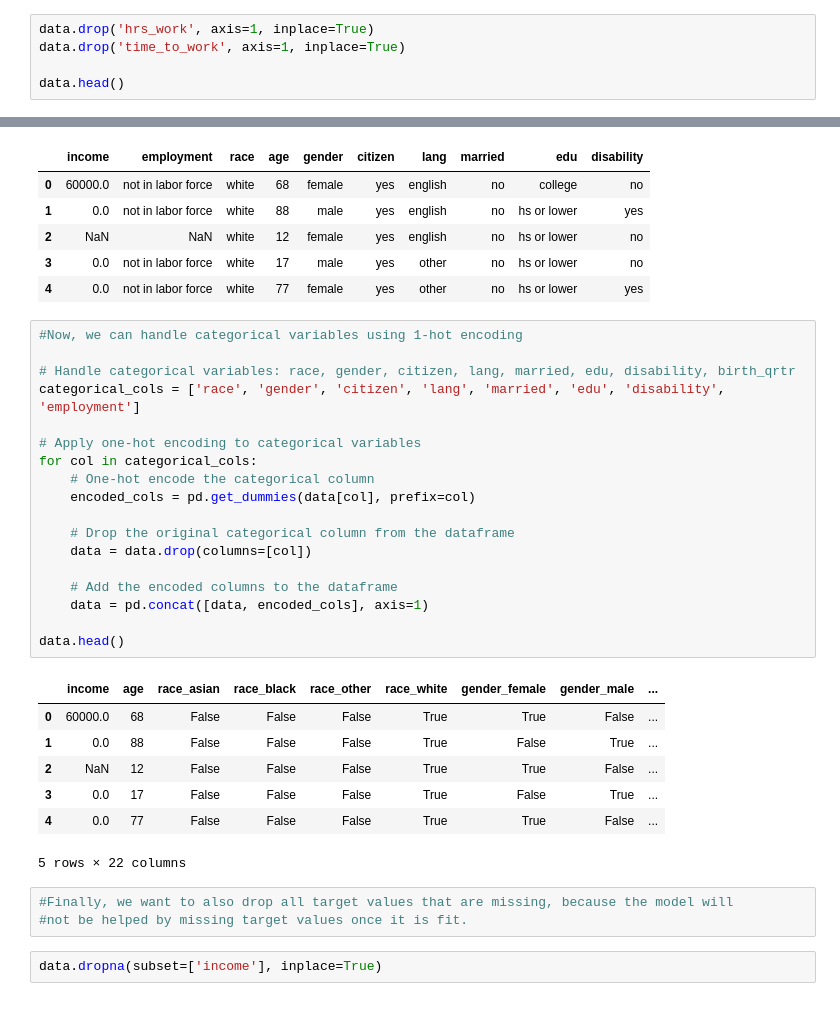
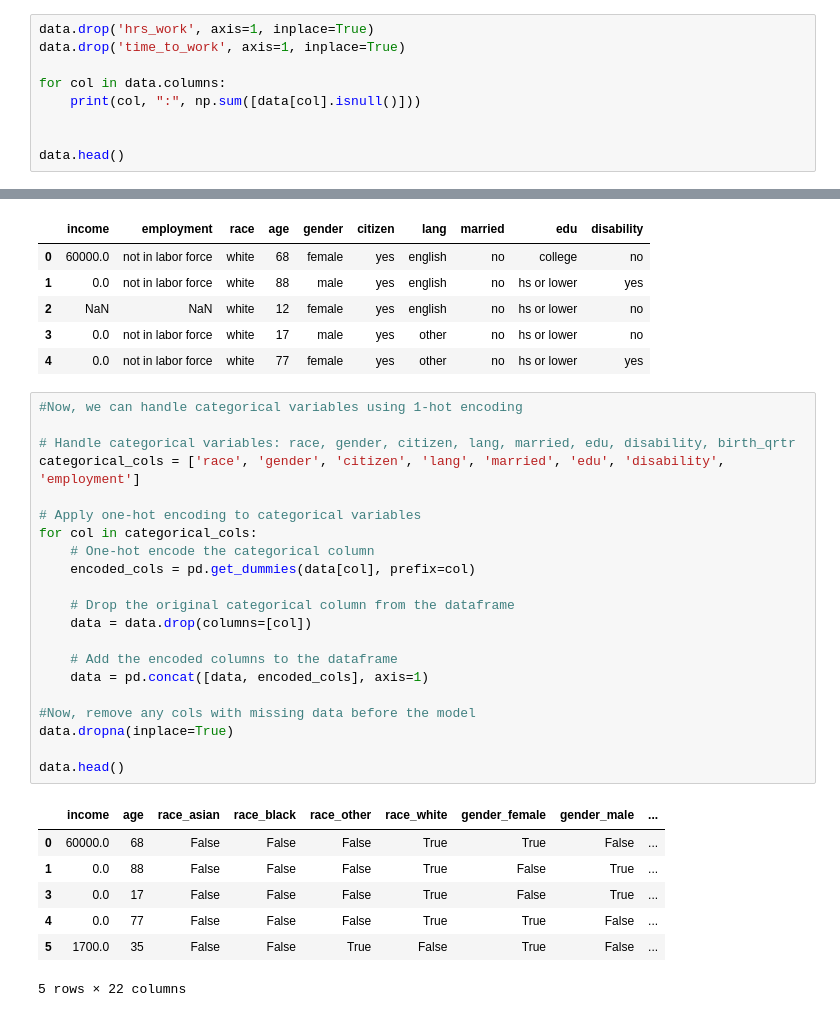
Before and after one commit to nicmowll/EDA_Model_Project, a Jupyter notebook: CPSC 4300 Final Project Code (1).ipynb, the cells around one changed output, grey strips where cells are left out. Saved outputs shown, nothing was run; the diff lists cells and outputs as text.

```diff
--- a/CPSC 4300 Final Project Code (1).ipynb
+++ b/CPSC 4300 Final Project Code (1).ipynb
@@ -137,5 +148,9 @@ disability : 0
 data.drop('hrs_work', axis=1, inplace=True)
 data.drop('time_to_work', axis=1, inplace=True)
 
+for col in data.columns:
+    print(col, ":", np.sum([data[col].isnull()]))
+
+
 data.head()
 # %% [output]
@@ -164,31 +189,29 @@ data.head()
 # %%
 #Now, we can handle categorical variables using 1-hot encoding
 
 # Handle categorical variables: race, gender, citizen, lang, married, edu, disability, birth_qrtr
 categorical_cols = ['race', 'gender', 'citizen', 'lang', 'married', 'edu', 'disability', 'employment']
 
 # Apply one-hot encoding to categorical variables
 for col in categorical_cols:
     # One-hot encode the categorical column
     encoded_cols = pd.get_dummies(data[col], prefix=col)
 
     # Drop the original categorical column from the dataframe
     data = data.drop(columns=[col])
 
     # Add the encoded columns to the dataframe
     data = pd.concat([data, encoded_cols], axis=1)
 
+#Now, remove any cols with missing data before the model
+data.dropna(inplace=True)
+
 data.head()
 # %% [output]
 |  | income | age | race_asian | race_black | race_other | race_white | gender_female | gender_male | ... |
 | 0 | 60000.0 | 68 | False | False | False | True | True | False | ... |
 | 1 | 0.0 | 88 | False | False | False | True | False | True | ... |
-| 2 | NaN | 12 | False | False | False | True | True | False | ... |
 | 3 | 0.0 | 17 | False | False | False | True | False | True | ... |
 | 4 | 0.0 | 77 | False | False | False | True | True | False | ... |
+| 5 | 1700.0 | 35 | False | False | True | False | True | False | ... |
 5 rows × 22 columns
-# %%
-#Finally, we want to also drop all target values that are missing, because the model will
-#not be helped by missing target values once it is fit.
-# %%
-data.dropna(subset=['income'], inplace=True)
```
Also changed, not shown: parts of 9 cells of this notebook.
